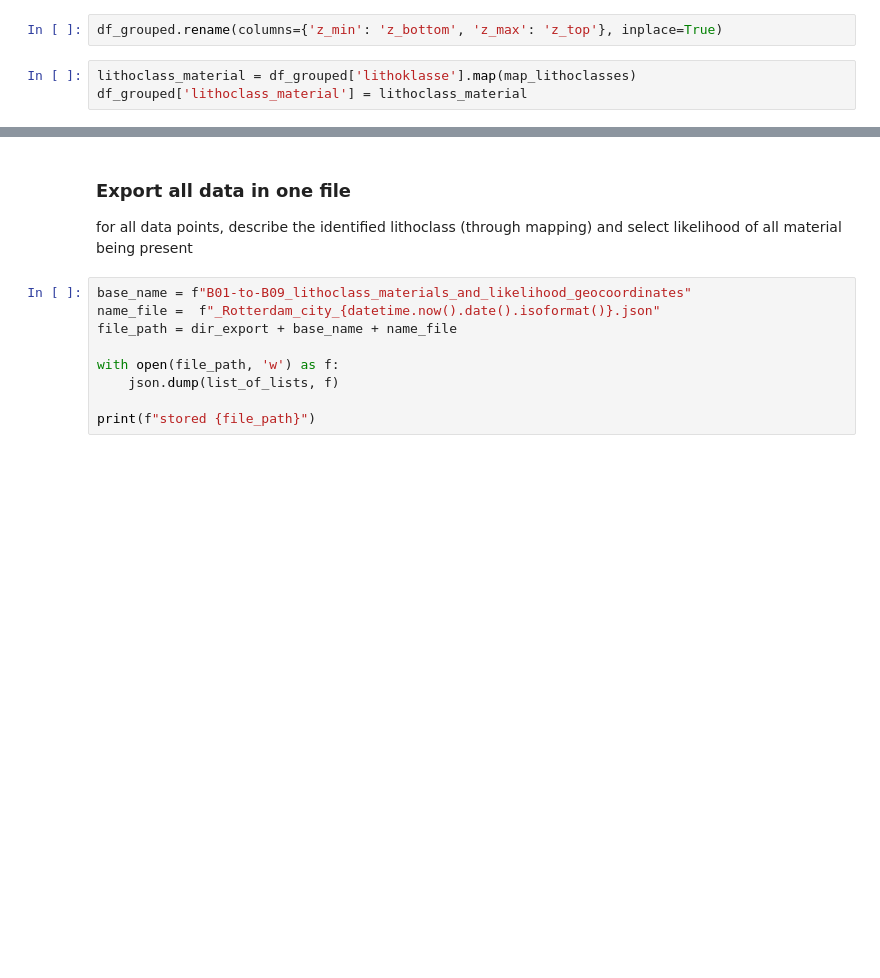
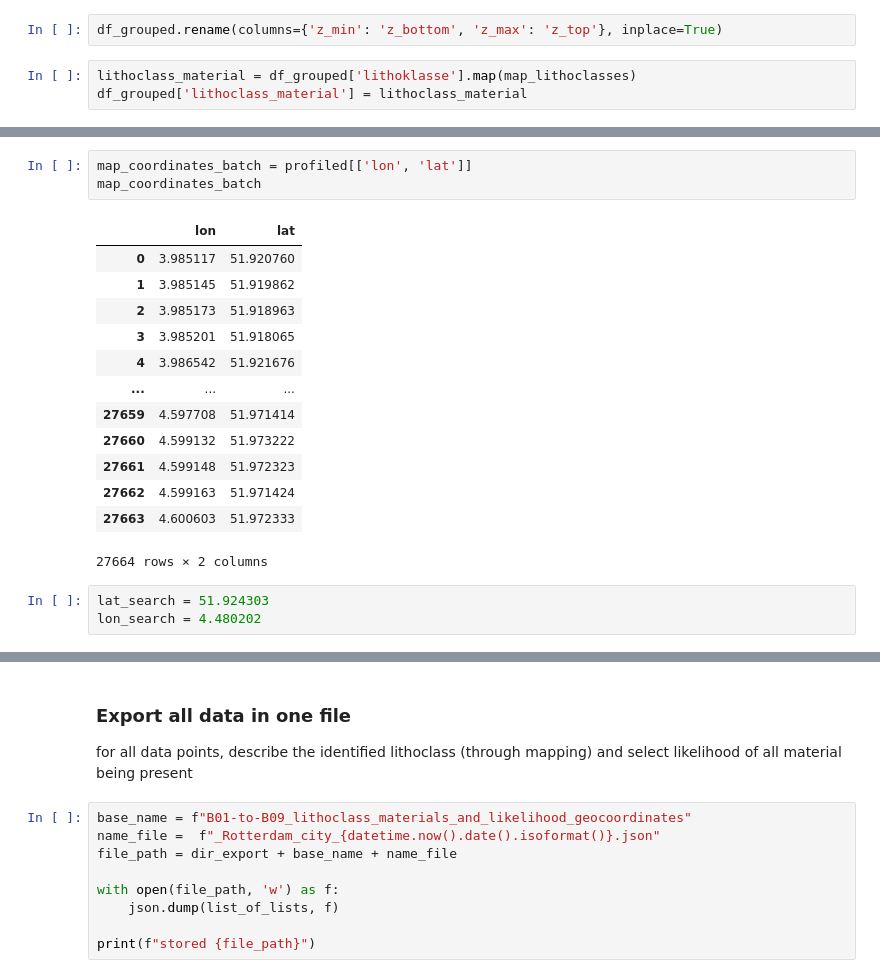
Before and after one commit to silviaelisabeth/UndergroundVisuals_Rotterdam, a Jupyter notebook: dev_layer_plot.ipynb, the cells around one changed output, grey strips where cells are left out. Drawn from its saved outputs; the diff is of its cells as text; blank space fills up the shorter version.

```diff
--- a/dev_layer_plot.ipynb
+++ b/dev_layer_plot.ipynb
@@ -625,0 +721,20 @@ list_of_lists = profiled['data'].tolist()
+# %%
+map_coordinates_batch = profiled[['lon', 'lat']]
+map_coordinates_batch
+# %% [output]
+|  | lon | lat |
+| 0 | 3.985117 | 51.920760 |
+| 1 | 3.985145 | 51.919862 |
+| 2 | 3.985173 | 51.918963 |
+| 3 | 3.985201 | 51.918065 |
+| 4 | 3.986542 | 51.921676 |
+| ... | ... | ... |
+| 27659 | 4.597708 | 51.971414 |
+| 27660 | 4.599132 | 51.973222 |
+| 27661 | 4.599148 | 51.972323 |
+| 27662 | 4.599163 | 51.971424 |
+| 27663 | 4.600603 | 51.972333 |
+27664 rows × 2 columns
+# %%
+lat_search = 51.924303
+lon_search = 4.480202
```
Also changed, not shown: parts of 27 cells of this notebook, 1 other file.
